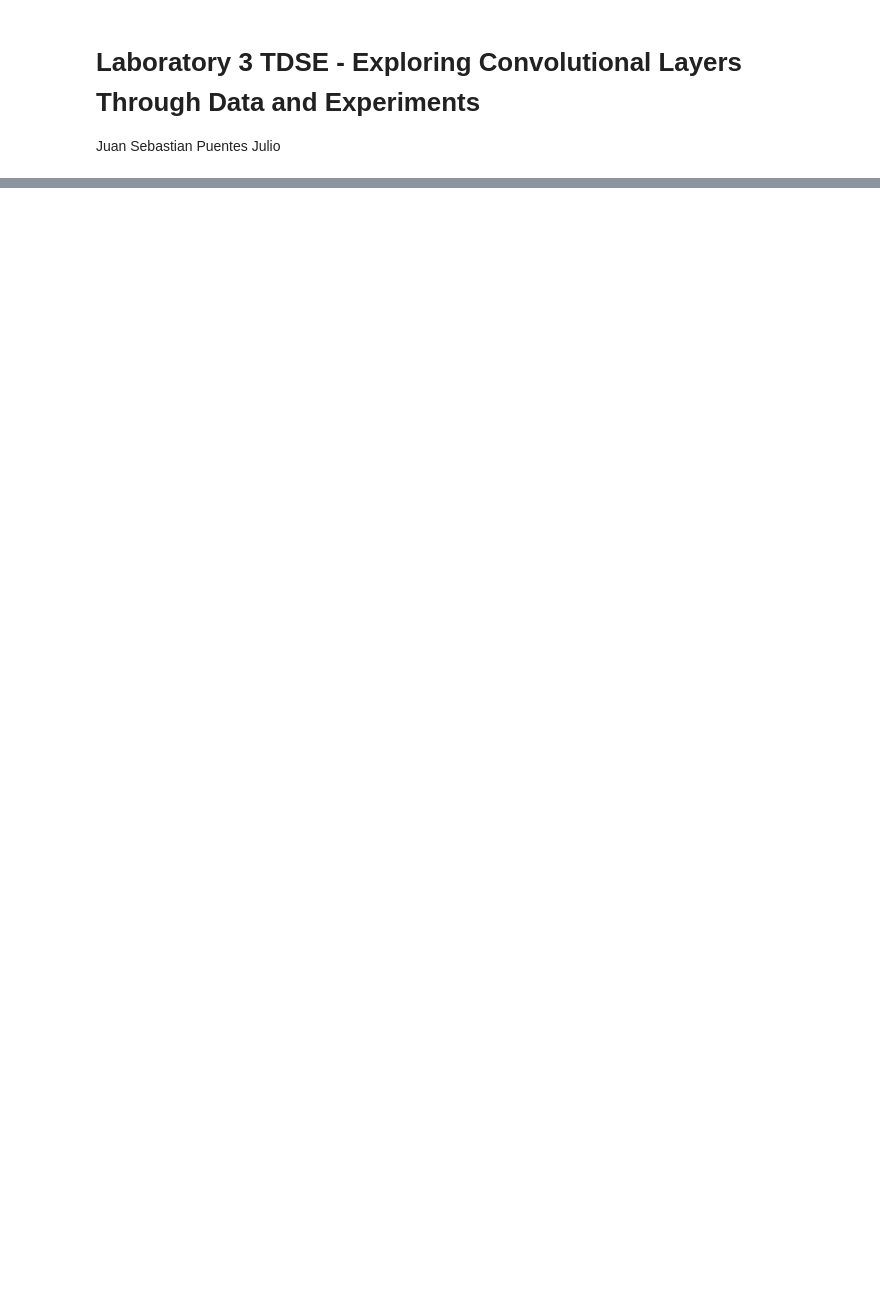
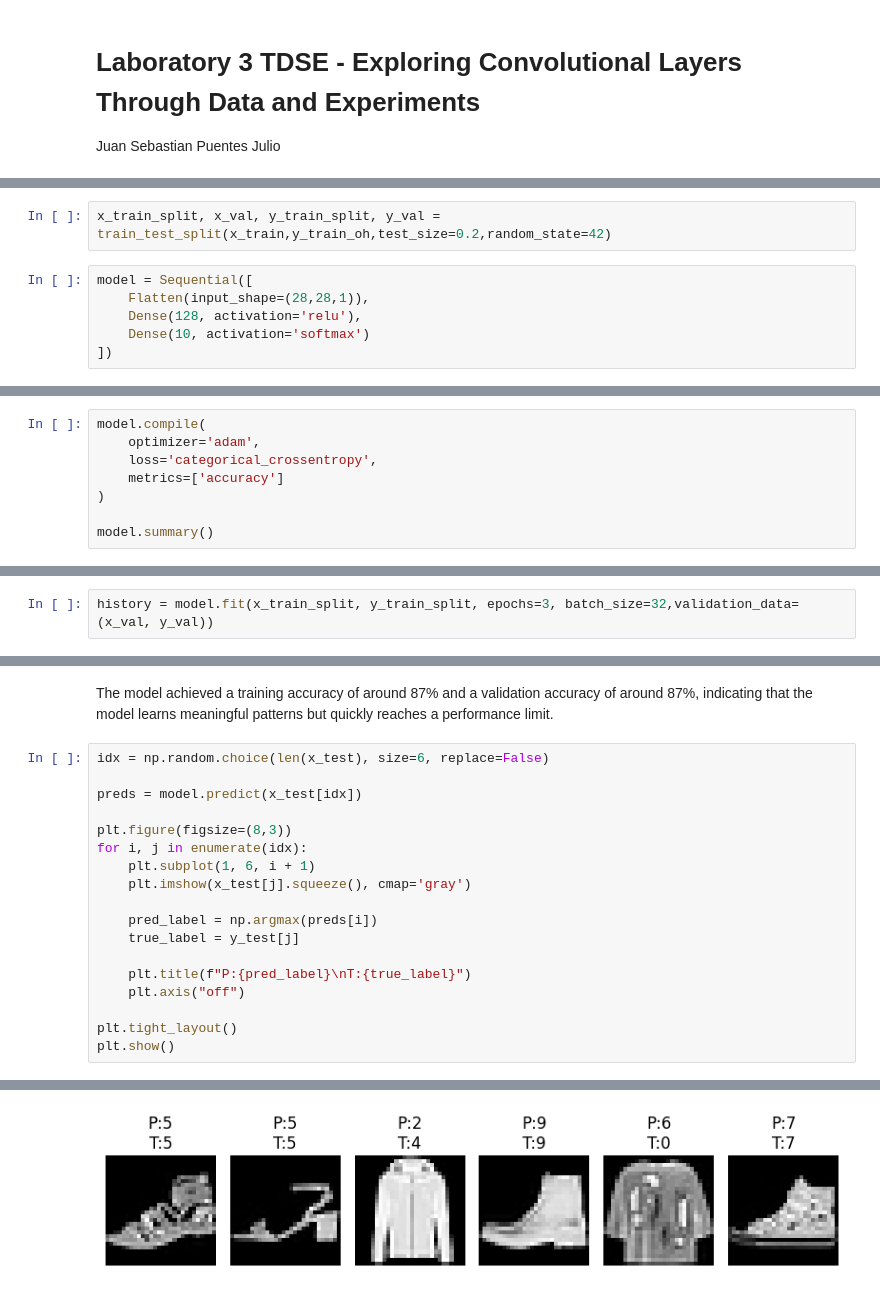
Before and after one commit to sebasPuentes/TDSE-LAB03, a Jupyter notebook: tdse_lab03.ipynb, the cells around one changed output, grey strips where cells are left out. Saved outputs shown, nothing was run; the diff lists cells and outputs as text; blank space fills up the shorter version.

```diff
--- a/tdse_lab03.ipynb
+++ b/tdse_lab03.ipynb
@@ -31,0 +138,8 @@ import matplotlib.pyplot as plt
+# %%
+x_train_split, x_val, y_train_split, y_val = train_test_split(x_train,y_train_oh,test_size=0.2,random_state=42)
+# %%
+model = Sequential([
+    Flatten(input_shape=(28,28,1)),
+    Dense(128, activation='relu'),
+    Dense(10, activation='softmax')
+])
@@ -31,0 +148,8 @@ import matplotlib.pyplot as plt
+# %%
+model.compile(
+    optimizer='adam',
+    loss='categorical_crossentropy',
+    metrics=['accuracy']
+)
+
+model.summary()
@@ -31,0 +172,2 @@ import matplotlib.pyplot as plt
+# %%
+history = model.fit(x_train_split, y_train_split, epochs=3, batch_size=32,validation_data=(x_val, y_val))
@@ -31,0 +187,21 @@ import matplotlib.pyplot as plt
+# %% [markdown]
+The model achieved a training accuracy of around 87% and a validation accuracy of around 87%, indicating that the model learns meaningful patterns but quickly reaches a performance limit.
+# %%
+idx = np.random.choice(len(x_test), size=6, replace=False)
+
+preds = model.predict(x_test[idx])
+
+plt.figure(figsize=(8,3))
+for i, j in enumerate(idx):
+    plt.subplot(1, 6, i + 1)
+    plt.imshow(x_test[j].squeeze(), cmap='gray')
+
+    pred_label = np.argmax(preds[i])
+    true_label = y_test[j]
+
+    plt.title(f"P:{pred_label}\nT:{true_label}")
+    plt.axis("off")
+
+plt.tight_layout()
+plt.show()
+# %% [output]
@@ -31,0 +209 @@ import matplotlib.pyplot as plt
+[figure, added]
```
Also changed, not shown: parts of 48 cells of this notebook, 1 other file.
